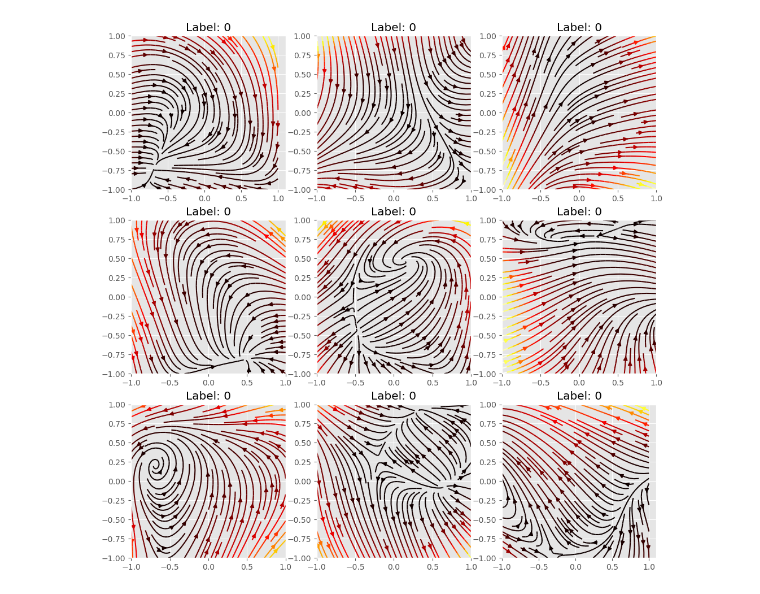
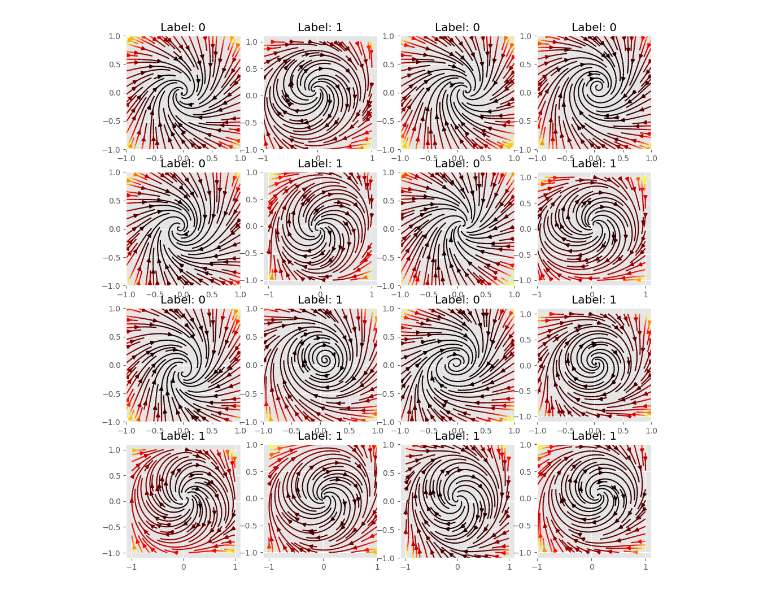
Before and after one commit to nitzanlab/phase2vec, a Jupyter notebook: notebooks/check_data.ipynb, the cells around one changed output. Drawn from its saved outputs; the diff is of its cells as text; code cells hidden in the pictures.

```diff
--- a/notebooks/check_data.ipynb
+++ b/notebooks/check_data.ipynb
@@ -4,30 +4,29 @@ import matplotlib.pyplot as plt
 import os
 plt.style.use('ggplot')
 # %%
-data_dir  = '/home/mgricci/data/phase2vec/polynomial'
+data_dir  = '/home/mgricci/data/phase2vec/simple_oscillator_par_noise'
 data_fn   = os.path.join(data_dir, 'X_train.npy')
 labels_fn = os.path.join(data_dir, 'y_train.npy')
 
 data   = np.load(data_fn)
 labels = np.load(labels_fn)
+
+num_data = data.shape[0]
+num_vis = 16
+vis_inds = np.random.permutation(num_data)[:num_vis]
+
+vis_data = [data[ind] for ind in vis_inds]
+vis_labels = [labels[ind] for ind in vis_inds]
 # %%
-num_data = data.shape[0]
-num_vis = 9
-vis_inds = np.random.permutation(num_data)[:num_vis]
+fig, axes = plt.subplots(4,4,figsize=(12,12))
 
-fig, axes = plt.subplots(3,3,figsize=(12,12))
+x = np.linspace(-1.0,1.0,64)
 
-X = np.linspace(-1.0,1.0,28)
-
-for ind, ax in zip(vis_inds, axes.reshape(-1)):
-
-    datum = data[ind]
-    label = labels[ind]
-    R = (datum**2).sum(0)
-    ax.streamplot(X,X,datum[0],datum[1],color=R,cmap='hot')
+for datum, label, ax in zip(vis_data, vis_labels, axes.reshape(-1)):
+    ax.streamplot(x,x,datum[1],datum[0],color=(datum**2).sum(0), cmap='hot')
     ax.set_title(f'Label: {label}')
 plt.show()
 plt.close()
 # %% [output]
-[figure, old version]
+[figure, new version]
 # %%
```
Also changed, not shown: parts of 2 cells of this notebook, 7 other files.
